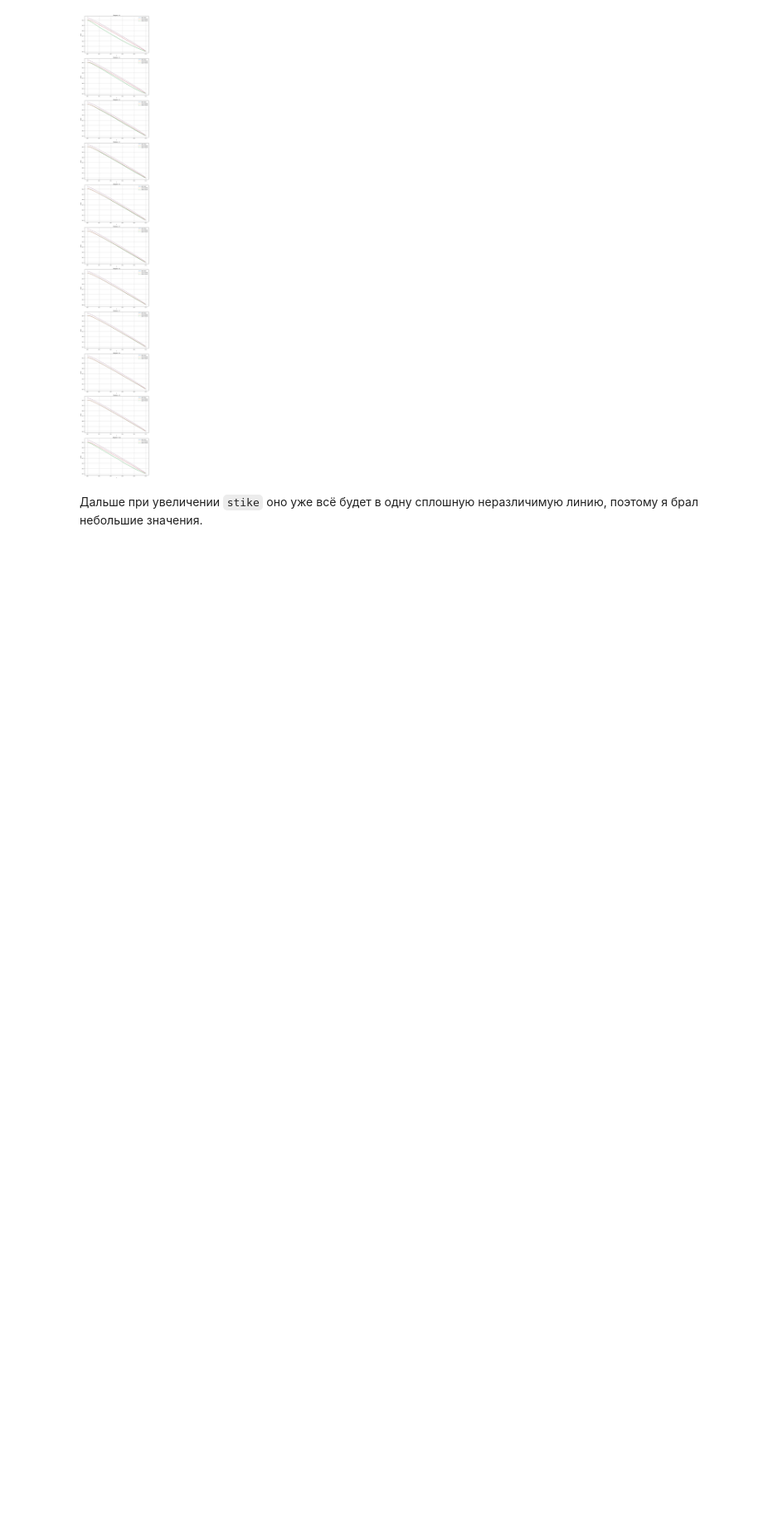
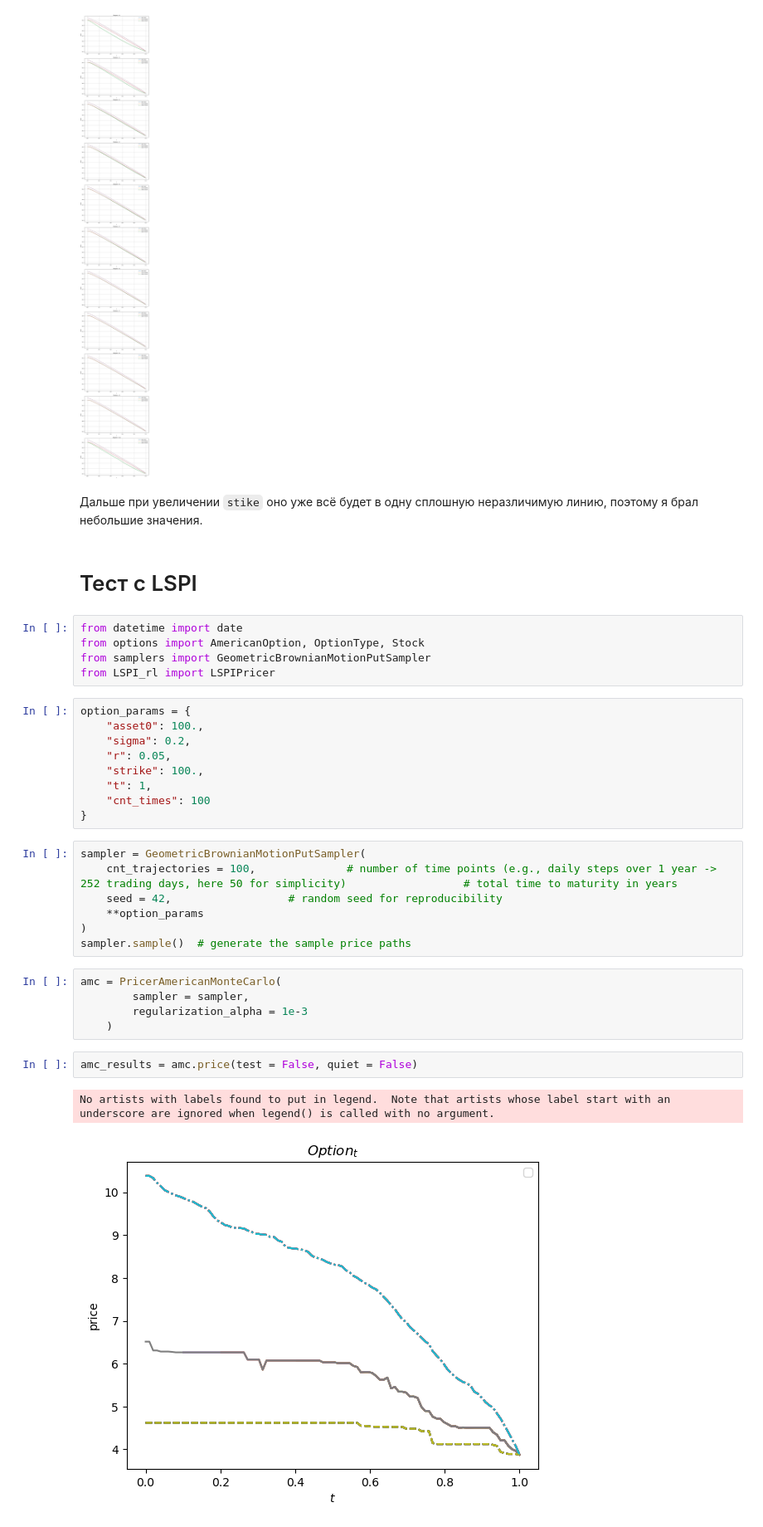
Before and after one commit to v0r0bi0v/AmericanOptionsPricingApproaches, a Jupyter notebook: Examples_2.ipynb, the cells around one changed output. Shown at 83% size. Saved outputs shown, nothing was run; the diff lists cells and outputs as text; blank space fills up the shorter version.

Commit message:
первый LSPI

```diff
--- a/Examples_2.ipynb
+++ b/Examples_2.ipynb
@@ -448,3 +448,36 @@ No artists with labels found to put in legend.  Note that artists whose label st
 [figure]
 # %% [markdown]
 Дальше при увеличении `stike` оно уже всё будет в одну сплошную неразличимую линию, поэтому я брал небольшие значения.
+# %% [markdown]
+# Тест с LSPI
+# %%
+from datetime import date
+from options import AmericanOption, OptionType, Stock
+from samplers import GeometricBrownianMotionPutSampler
+from LSPI_rl import LSPIPricer
+# %%
+option_params = {
+    "asset0": 100.,
+    "sigma": 0.2,
+    "r": 0.05,
+    "strike": 100.,
+    "t": 1,
+    "cnt_times": 100
+}
+# %%
+sampler = GeometricBrownianMotionPutSampler(
+    cnt_trajectories = 100,              # number of time points (e.g., daily steps over 1 year -> 252 trading days, here 50 for simplicity)                  # total time to maturity in years
+    seed = 42,                  # random seed for reproducibility
+    **option_params
+)
+sampler.sample()  # generate the sample price paths
+# %%
+amc = PricerAmericanMonteCarlo(
+        sampler = sampler,
+        regularization_alpha = 1e-3
+    )
+# %%
+amc_results = amc.price(test = False, quiet = False)
+# %% [output]
+No artists with labels found to put in legend.  Note that artists whose label start with an underscore are ignored when legend() is called with no argument.
+[figure, added]
```
Also changed, not shown: parts of 10 cells of this notebook, 2 other files.
